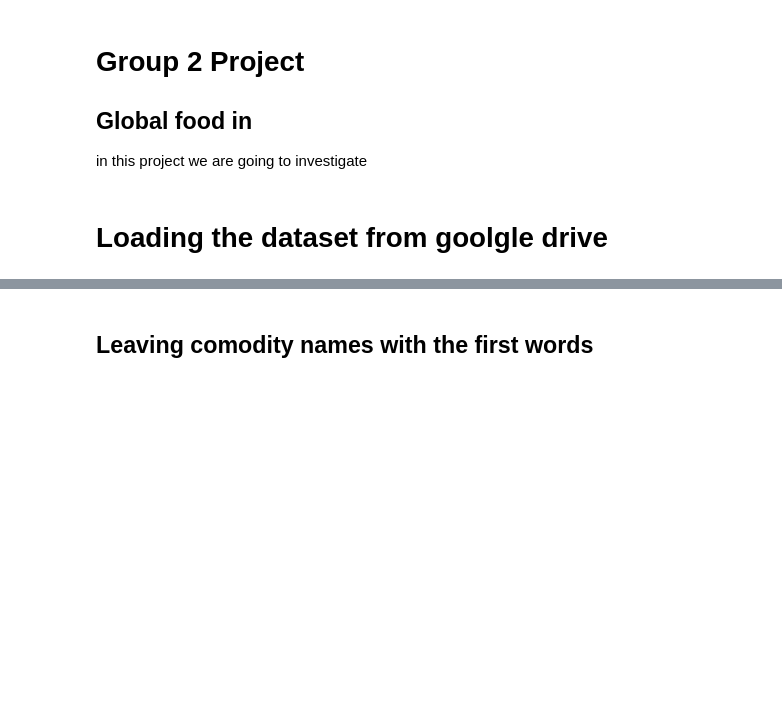
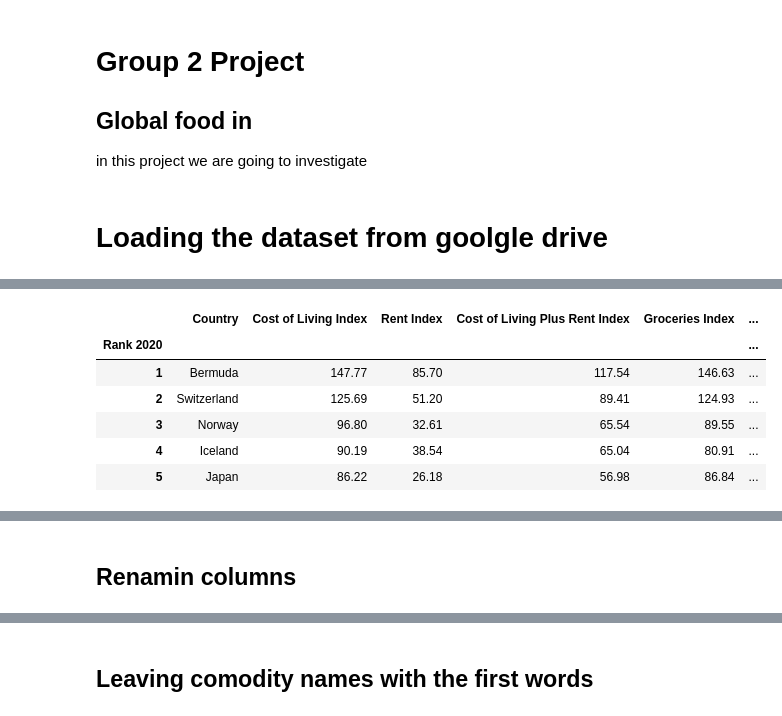
Before and after one commit to MaxSMCON/Group_2, a Jupyter notebook: Group_2_Stats.ipynb, the cells around one changed output, grey strips where cells are left out. Cells and saved outputs as stored; diff of their text form; code cells hidden in the pictures; blank space fills up the shorter version.

```diff
--- a/Group_2_Stats.ipynb
+++ b/Group_2_Stats.ipynb
@@ -62,3 +78,15 @@ Downloading 1SbW8ns8H5HDE0FVH5pvZ5GkGUdPV_RgY into ./global_food_prices.csv... D
+# %%
+url1 = 'https://raw.githubusercontent.com/MaxSMCON/Group_2/main/Data%20Storage/cost%20of%20living%202020.csv'
+df_cost = pd.read_csv(url1,index_col=0)
+df_cost.head()
+# %% [output]
+|  | Country | Cost of Living Index | Rent Index | Cost of Living Plus Rent Index | Groceries Index | ... |
+| Rank 2020 |  |  |  |  |  | ... |
+| 1 | Bermuda | 147.77 | 85.70 | 117.54 | 146.63 | ... |
+| 2 | Switzerland | 125.69 | 51.20 | 89.41 | 124.93 | ... |
+| 3 | Norway | 96.80 | 32.61 | 65.54 | 89.55 | ... |
+| 4 | Iceland | 90.19 | 38.54 | 65.04 | 80.91 | ... |
+| 5 | Japan | 86.22 | 26.18 | 56.98 | 86.84 | ... |
 # %%
 df = data.copy()
 df.head()
@@ -69,6 +97,8 @@ df.head()
 | 2 | 1.0 | Afghanistan | 272 | Badakhshan | 266 | Fayzabad | 55 | Bread - Retail | 0.0 | AFN | ... |
 | 3 | 1.0 | Afghanistan | 272 | Badakhshan | 266 | Fayzabad | 55 | Bread - Retail | 0.0 | AFN | ... |
 | 4 | 1.0 | Afghanistan | 272 | Badakhshan | 266 | Fayzabad | 55 | Bread - Retail | 0.0 | AFN | ... |
+# %% [markdown]
+## Renamin columns
 # %%
 df = df.rename(columns = {'adm0_name' : 'country', 'mkt_name': 'city',} )
 df = df.drop(columns= {'adm1_name'})
```
Also changed, not shown: parts of 7 cells of this notebook.
